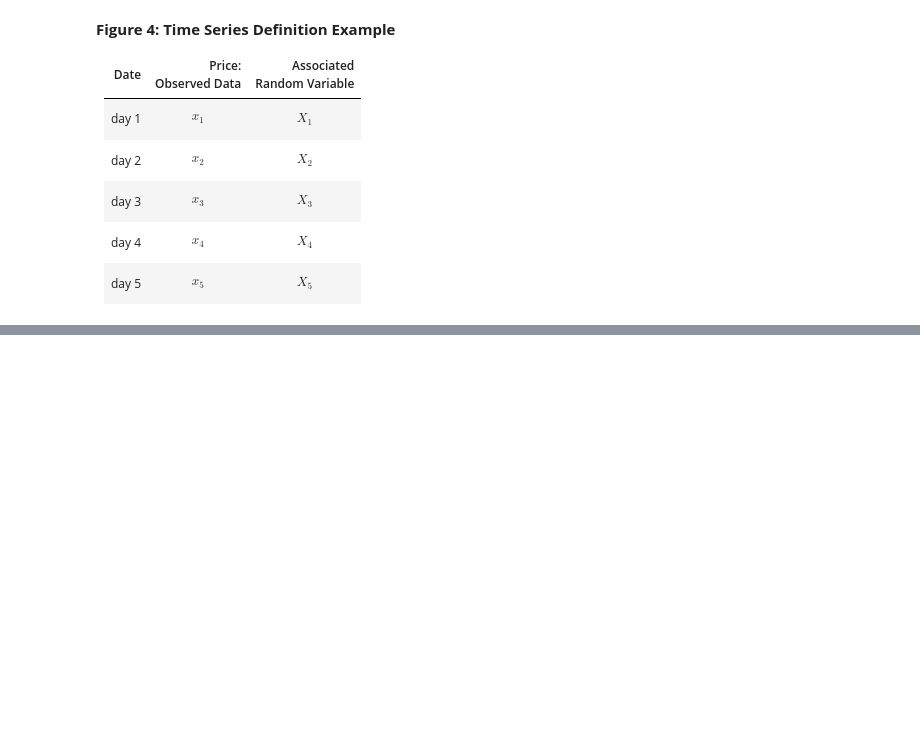
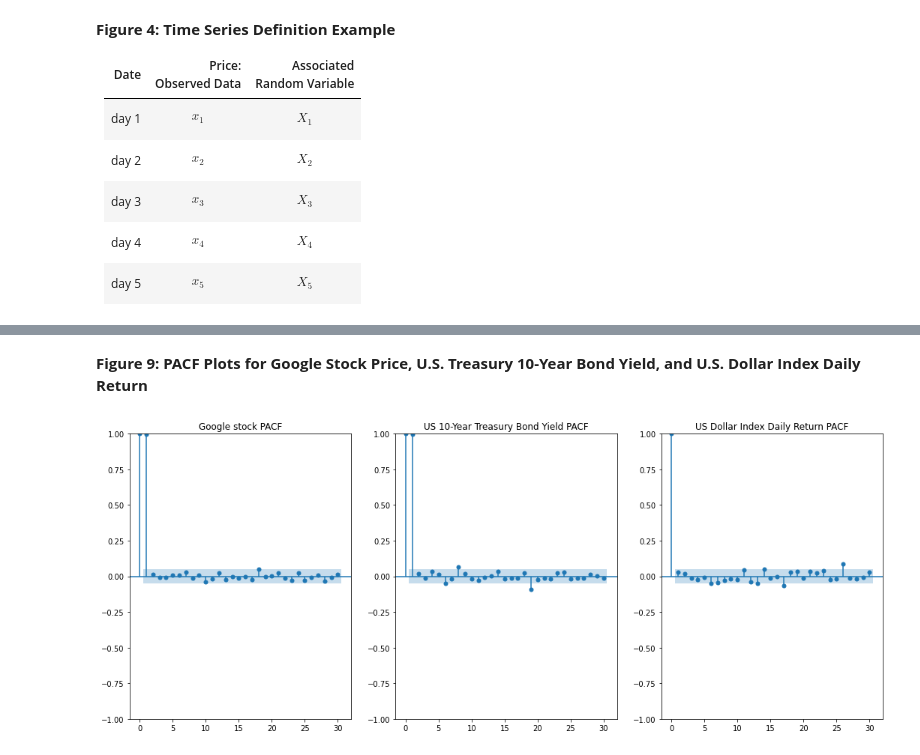
Before and after one commit to adevrent/wqu_mscfe, a Jupyter notebook: Financial Econometrics/M4/L1.ipynb, the cells around one changed output, grey strips where cells are left out. Saved outputs shown, nothing was run; the diff lists cells and outputs as text; code cells hidden in the pictures; blank space fills up the shorter version.

```diff
--- a/Financial Econometrics/M4/L1.ipynb
+++ b/Financial Econometrics/M4/L1.ipynb
@@ -128,0 +179,15 @@ Let's use the following table to explain this definition.
+# %% [markdown]
+**Figure 9: PACF Plots for Google Stock Price, U.S. Treasury 10-Year Bond Yield, and U.S. Dollar Index Daily Return**
+# %%
+# PACF plots for GOOGLE, U.S. UST10Y and DXY_R
+fig, ax = plt.subplots(1, 3, figsize=(18, 7))
+sm.graphics.tsa.plot_pacf(goog["GOOGLE"], title="Google stock PACF", lags=30, ax=ax[0])
+sm.graphics.tsa.plot_pacf(
+    ust10["UST10Y"], title="US 10-Year Treasury Bond Yield PACF", lags=30, ax=ax[1]
+)
+sm.graphics.tsa.plot_pacf(
+    dxy["DXY_R"], title="US Dollar Index Daily Return PACF", lags=30, ax=ax[2]
+)
+plt.show()
+# %% [output]
+[figure, added]
```
Also changed, not shown: parts of 11 cells of this notebook.
